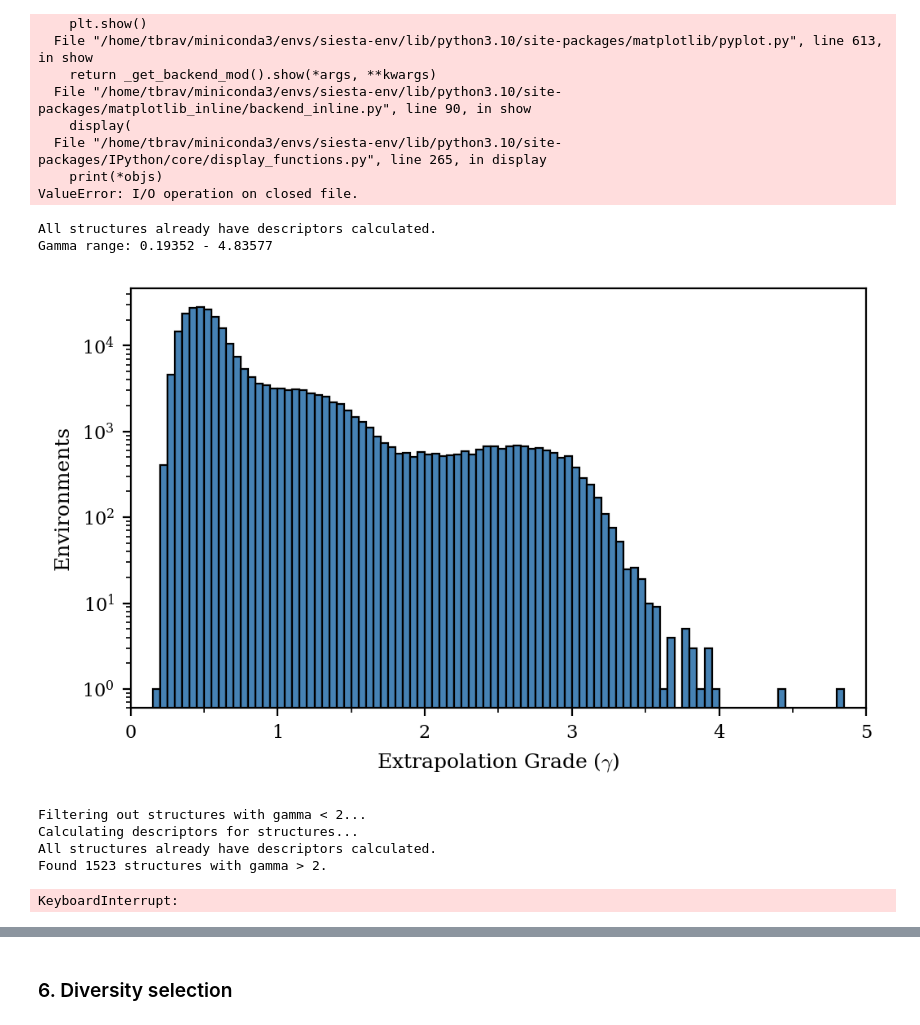
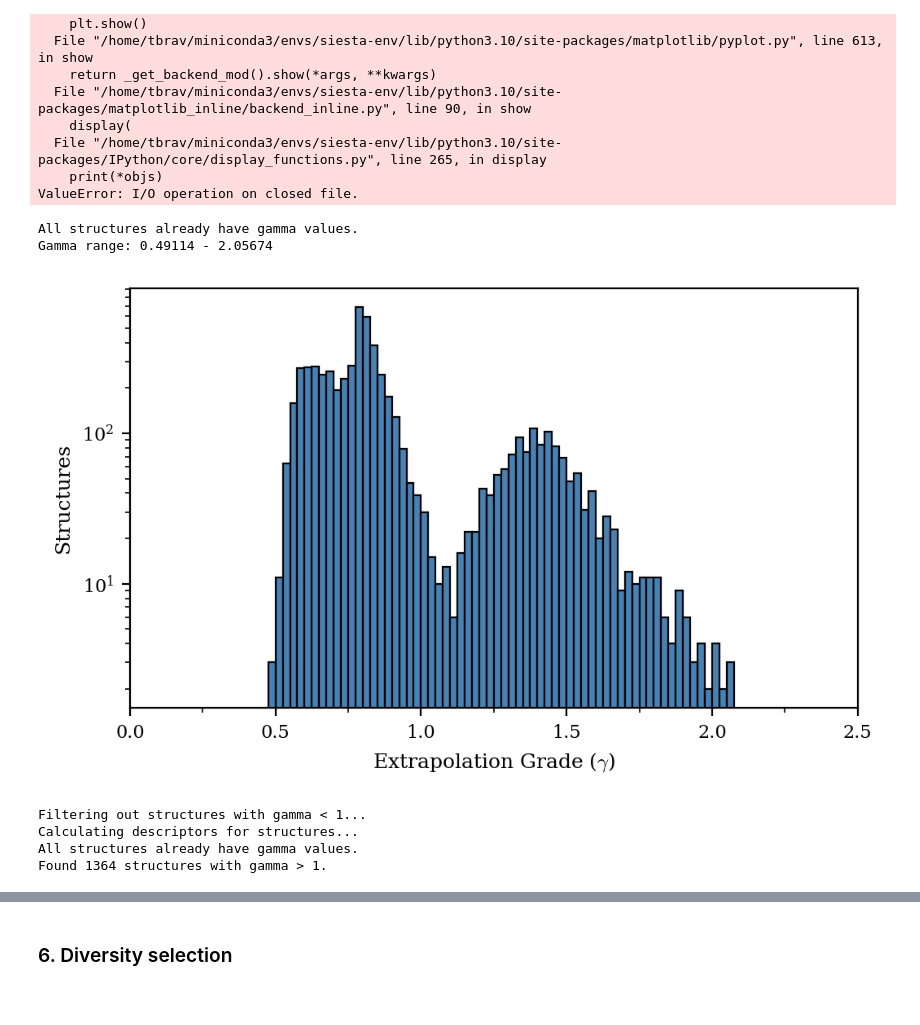
Before and after one commit to ThomasRavnborg/OxideSlabs, a Jupyter notebook: MLtraining.ipynb, the cells around one changed output, grey strips where cells are left out. Drawn from its saved outputs; the diff is of its cells as text; code cells hidden in the pictures.

```diff
--- a/MLtraining.ipynb
+++ b/MLtraining.ipynb
@@ -778,7 +646,7 @@ All structures containing no atoms/environments with gamma > gamma_th are remove
 # %%
 #md_structures = read(os.path.join(NEP.iter_dir, 'md/md_structures.xyz'), index=':')
 # %%
-md_structures = read('results/ALnep2/iteration_1/md/temp/run_002/dump.xyz', index=':')
+md_structures = read(os.path.join(NEP.iter_dir, 'md_exploration/md_structures.xyz'), index=':')
 # %%
 view(md_structures)
 # %% [output]
@@ -801,17 +669,17 @@ Traceback (most recent call last):
 ValueError: I/O operation on closed file.
 # %%
 NEP.assign_gamma(md_structures)
-plot_gamma_model(md_structures, per_struct=False)
+fig = NEP.plot_gamma_model(md_structures, per_struct=True)
 # %% [output]
-All structures already have descriptors calculated.
-Gamma range: 0.19352 - 4.83577
+All structures already have gamma values.
+Gamma range: 0.49114 - 2.05674
-[figure, old version]
+[figure, new version]
 # %%
 # Load the collected structures and filter them based on the gamma threshold
 #structures = read(os.path.join(NEP.iter_dir, "md/md_structures.xyz"), index=":")
-NEP.filter_structures(md_structures, gamma_th=2)
+NEP.filter_structures(md_structures, gamma_th=1)
 # %% [output]
-Filtering out structures with gamma < 2...
+Filtering out structures with gamma < 1...
 Calculating descriptors for structures...
-All structures already have descriptors calculated.
-Found 1523 structures with gamma > 2.
+All structures already have gamma values.
+Found 1364 structures with gamma > 1.
@@ -840,6 +685,0 @@ def run_MD_sim(atoms, temp=300, n_steps=5000):
-# %%
-for i in range(15):
-    atoms = read(os.path.join(NEP.iter_dir, f"md/run_{i+1:03d}/model.xyz"))
-    run_MD_sim(atoms, temp=700, n_steps=10000)
-# %% [output]
-KeyboardInterrupt:
```
Also changed, not shown: parts of 47 cells of this notebook, 8 other files.
